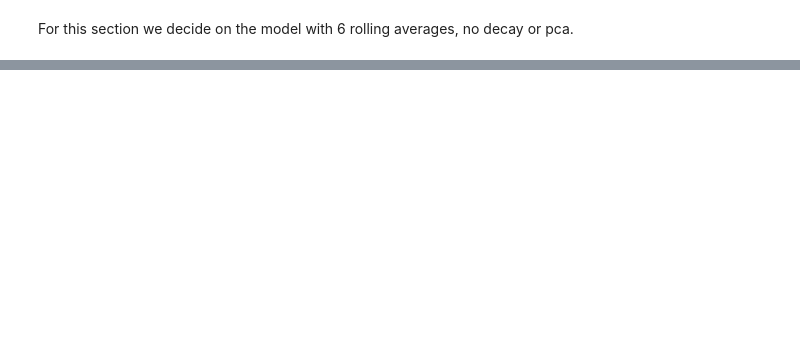
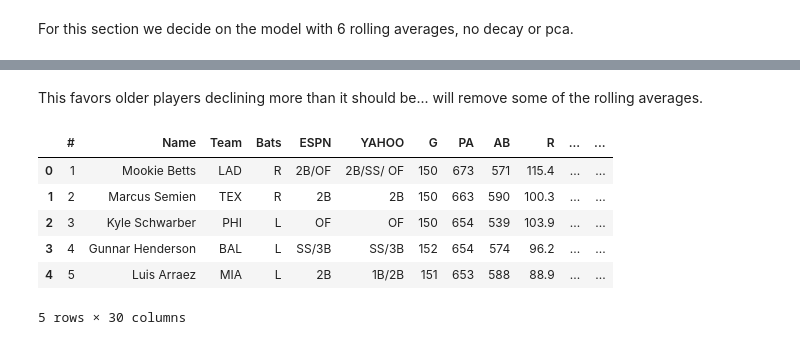
Before and after one commit to mcgillies/MLBFantasy24, a Jupyter notebook: batternnmodel.ipynb, the cells around one changed output, grey strips where cells are left out. Cells and saved outputs as stored; diff of their text form; code cells hidden in the pictures; blank space fills up the shorter version.

```diff
--- a/batternnmodel.ipynb
+++ b/batternnmodel.ipynb
@@ -247,0 +287,13 @@ For this section we decide on the model with 6 rolling averages, no decay or pca
+# %% [markdown]
+This favors older players declining more than it should be... will remove some of the rolling averages.
+# %%
+games = pd.read_csv("data/bgamesplayed.csv")
+games.head()
+# %% [output]
+|  | # | Name | Team | Bats | ESPN | YAHOO | G | PA | AB | R | ... | ... |
+| 0 | 1 | Mookie Betts | LAD | R | 2B/OF | 2B/SS/ OF | 150 | 673 | 571 | 115.4 | ... | ... |
+| 1 | 2 | Marcus Semien | TEX | R | 2B | 2B | 150 | 663 | 590 | 100.3 | ... | ... |
+| 2 | 3 | Kyle Schwarber | PHI | L | OF | OF | 150 | 654 | 539 | 103.9 | ... | ... |
+| 3 | 4 | Gunnar Henderson | BAL | L | SS/3B | SS/3B | 152 | 654 | 574 | 96.2 | ... | ... |
+| 4 | 5 | Luis Arraez | MIA | L | 2B | 1B/2B | 151 | 653 | 588 | 88.9 | ... | ... |
+5 rows × 30 columns
```
Also changed, not shown: parts of 13 cells of this notebook, 18 other files.
